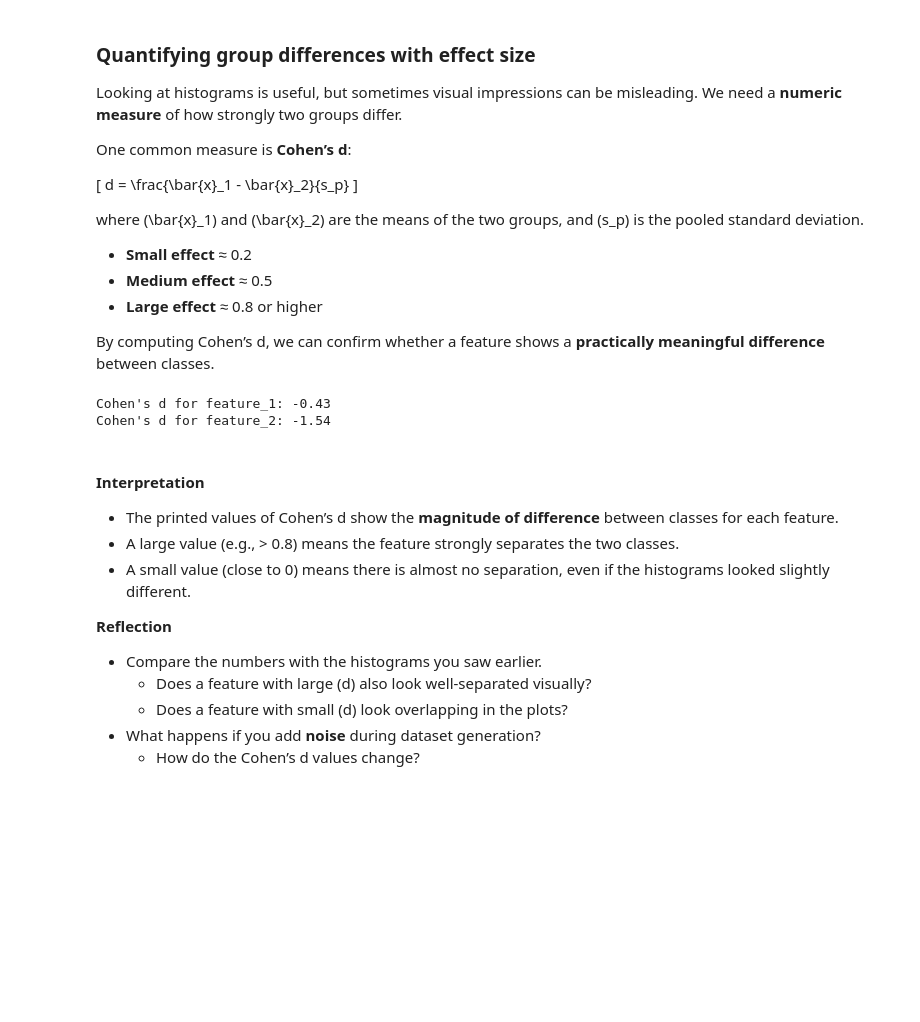
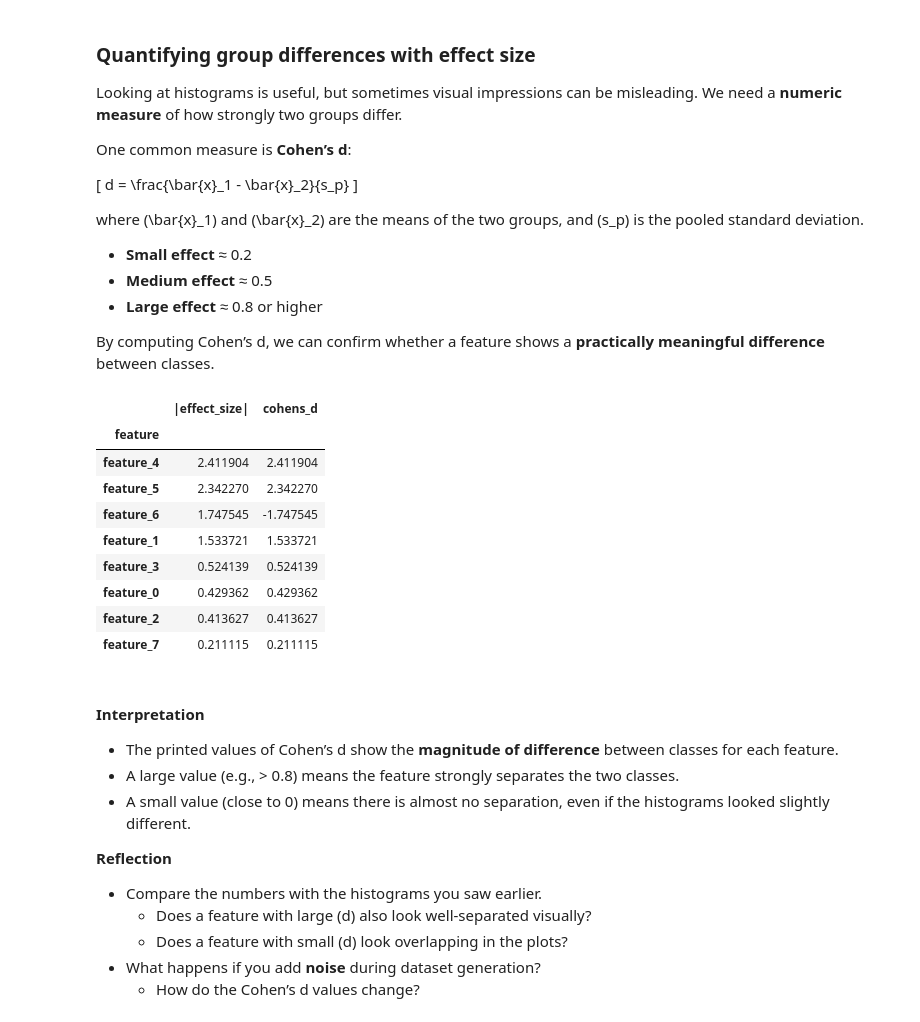
Before and after one commit to sigrun-may/synthetic-biomedical-data-course, a Jupyter notebook: notebooks/02b_feature_distributions_effect_size.ipynb, the cells around one changed output. Cells and saved outputs as stored; diff of their text form; code cells hidden in the pictures; blank space fills up the shorter version.

```diff
--- a/notebooks/02b_feature_distributions_effect_size.ipynb
+++ b/notebooks/02b_feature_distributions_effect_size.ipynb
@@ -173,36 +174,20 @@ where \(\bar{x}_1\) and \(\bar{x}_2\) are the means of the two groups, and \(s_p
 - **Large effect** ≈ 0.8 or higher
 
 By computing Cohen’s d, we can confirm whether a feature shows a **practically meaningful difference** between classes.
-# %%
-import numpy as np
-
-
-# --- Function to compute Cohen's d ---
-def cohens_d(x, y):
-    """Compute Cohen's d for two groups."""
-    nx, ny = len(x), len(y)
-    dof = nx + ny - 2
-    pooled_std = np.sqrt(((nx - 1) * np.var(x, ddof=1) + (ny - 1) * np.var(y, ddof=1)) / dof)
-    return (np.mean(x) - np.mean(y)) / pooled_std
-
-
-# --- Example: pick two features to compare between classes ---
-feature_a = "feature_1"
-feature_b = "feature_2"
-
-group0_a = df.loc[df["class"] == 0, feature_a]
-group1_a = df.loc[df["class"] == 1, feature_a]
-group0_b = df.loc[df["class"] == 0, feature_b]
-group1_b = df.loc[df["class"] == 1, feature_b]
-
-d_a = cohens_d(group0_a, group1_a)
-d_b = cohens_d(group0_b, group1_b)
-
-print(f"Cohen's d for {feature_a}: {d_a:.2f}")
-print(f"Cohen's d for {feature_b}: {d_b:.2f}")
-# %% [output]
-Cohen's d for feature_1: -0.43
-Cohen's d for feature_2: -1.54
+# %%
+effect_sizes = compute_all_effect_sizes(x=x, y=y, labels=(0, 1))
+display(effect_sizes)
+# %% [output]
+|  | |effect_size| | cohens_d |
+| feature |  |  |
+| feature_4 | 2.411904 | 2.411904 |
+| feature_5 | 2.342270 | 2.342270 |
+| feature_6 | 1.747545 | -1.747545 |
+| feature_1 | 1.533721 | 1.533721 |
+| feature_3 | 0.524139 | 0.524139 |
+| feature_0 | 0.429362 | 0.429362 |
+| feature_2 | 0.413627 | 0.413627 |
+| feature_7 | 0.211115 | 0.211115 |
 # %% [markdown]
 #### Interpretation
 - The printed values of Cohen’s d show the **magnitude of difference** between classes for each feature.
```
Also changed, not shown: parts of 7 cells of this notebook, 1 other file.
